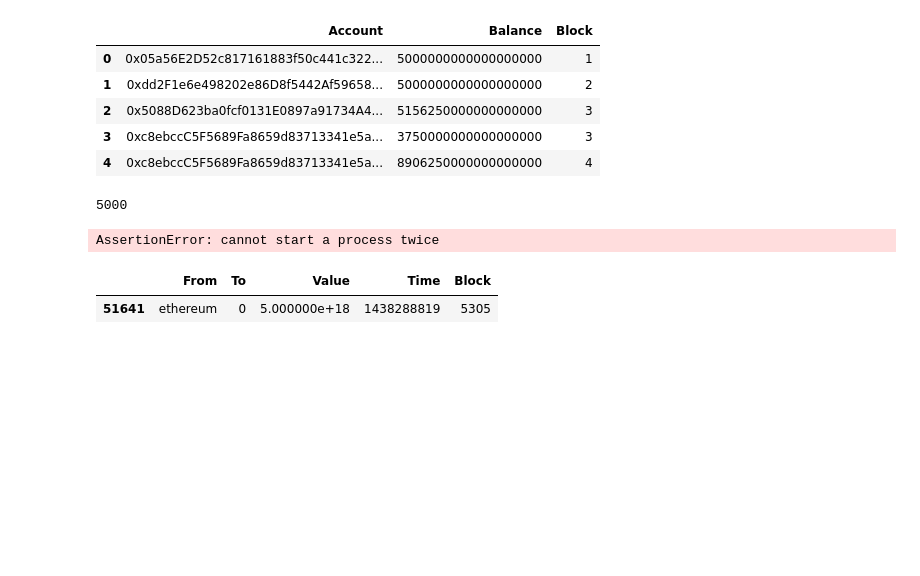
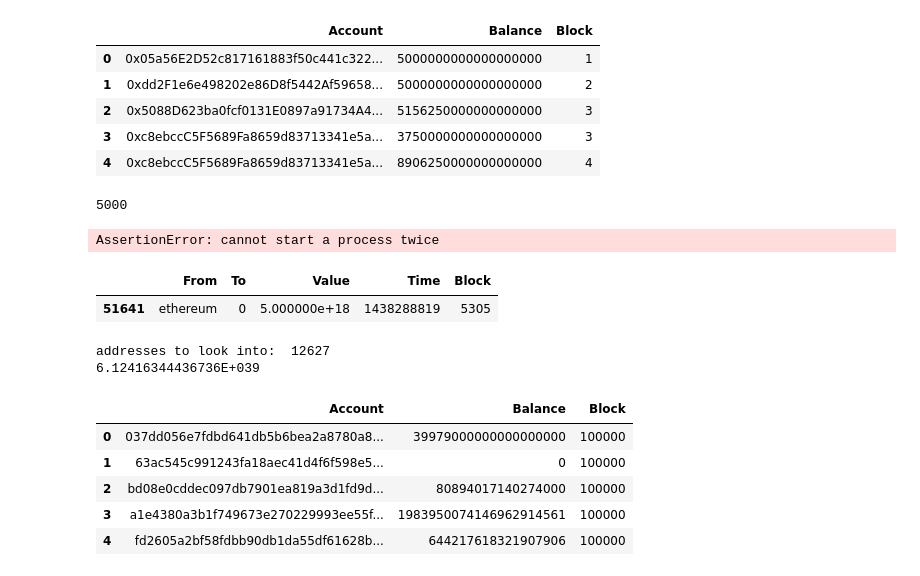
Before and after one commit to Sandipan99/Ethereum, a Jupyter notebook: BalanceofAccounts.ipynb, the cells around one changed output. Saved outputs shown, nothing was run; the diff lists cells and outputs as text; code cells hidden in the pictures; blank space fills up the shorter version.

```diff
--- a/BalanceofAccounts.ipynb
+++ b/BalanceofAccounts.ipynb
@@ -151,0 +156,5 @@ def balanceAccountBlock(blockNum, df): # retrieve balances of all accounts given
+# %%
+balanceAccountBlock(100000,df)
+# %% [output]
+addresses to look into:  12627
+6.12416344436736E+039
@@ -151,0 +163,9 @@ def balanceAccountBlock(blockNum, df): # retrieve balances of all accounts given
+# %%
+df_balance.head()
+# %% [output]
+|  | Account | Balance | Block |
+| 0 | 037dd056e7fdbd641db5b6bea2a8780a8... | 39979000000000000000 | 100000 |
+| 1 | 63ac545c991243fa18aec41d4f6f598e5... | 0 | 100000 |
+| 2 | bd08e0cddec097db7901ea819a3d1fd9d... | 80894017140274000 | 100000 |
+| 3 | a1e4380a3b1f749673e270229993ee55f... | 1983950074146962914561 | 100000 |
+| 4 | fd2605a2bf58fdbb90db1da55df61628b... | 644217618321907906 | 100000 |
```
Also changed, not shown: parts of 10 cells of this notebook.
